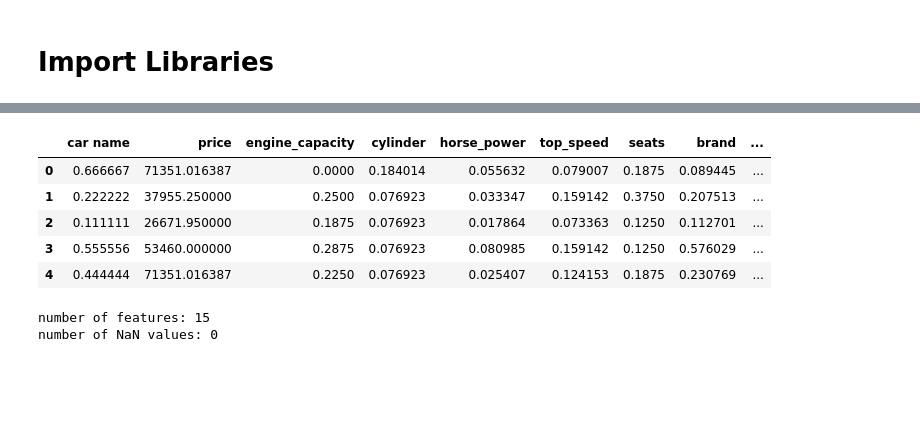
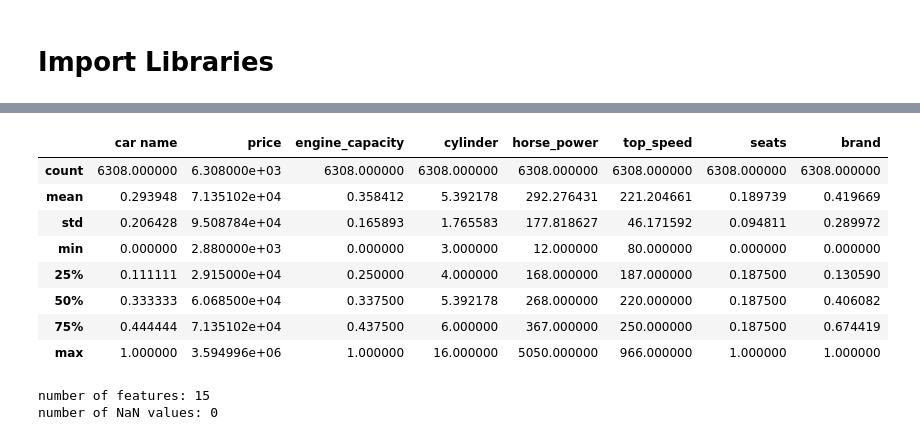
Before and after one commit to ghazicc/ML-Project2-Regression-Analysis-and-Model-Selection, a Jupyter notebook: notebook.ipynb, the cells around one changed output, grey strips where cells are left out. Drawn from its saved outputs; the diff is of its cells as text; code cells hidden in the pictures; blank space fills up the shorter version.

```diff
--- a/notebook.ipynb
+++ b/notebook.ipynb
@@ -167,7 +167,7 @@ pf['price'].fillna(pf['price'].mean(), inplace=True)
 
 #normalize the price, horsepower, and top_speed from 0 to 10
 
-pf[['car name', 'engine_capacity', 'cylinder', 'horse_power', 'top_speed', 'seats', 'brand']] = MinMaxScaler(feature_range=(0, 1)).fit_transform(pf[['car name', 'engine_capacity', 'cylinder', 'horse_power', 'top_speed', 'seats', 'brand']])
+pf[['car name', 'engine_capacity', 'seats', 'brand']] = MinMaxScaler(feature_range=(0, 1)).fit_transform(pf[['car name', 'engine_capacity', 'seats', 'brand']])
 
 # pd.set_option('display.max_columns', None)
 # pd.set_option('display.max_rows', None)
@@ -199,12 +199,15 @@ For example, when doing 'df[col].method(value, inplace=True)', try using 'df.met
 # %%
-pf.head()
+pf.describe()
 # %% [output]
-|  | car name | price | engine_capacity | cylinder | horse_power | top_speed | seats | brand | ... |
-| 0 | 0.666667 | 71351.016387 | 0.0000 | 0.184014 | 0.055632 | 0.079007 | 0.1875 | 0.089445 | ... |
-| 1 | 0.222222 | 37955.250000 | 0.2500 | 0.076923 | 0.033347 | 0.159142 | 0.3750 | 0.207513 | ... |
-| 2 | 0.111111 | 26671.950000 | 0.1875 | 0.076923 | 0.017864 | 0.073363 | 0.1250 | 0.112701 | ... |
-| 3 | 0.555556 | 53460.000000 | 0.2875 | 0.076923 | 0.080985 | 0.159142 | 0.1250 | 0.576029 | ... |
-| 4 | 0.444444 | 71351.016387 | 0.2250 | 0.076923 | 0.025407 | 0.124153 | 0.1875 | 0.230769 | ... |
+|  | car name | price | engine_capacity | cylinder | horse_power | top_speed | seats | brand |
+| count | 6308.000000 | 6.308000e+03 | 6308.000000 | 6308.000000 | 6308.000000 | 6308.000000 | 6308.000000 | 6308.000000 |
+| mean | 0.293948 | 7.135102e+04 | 0.358412 | 5.392178 | 292.276431 | 221.204661 | 0.189739 | 0.419669 |
+| std | 0.206428 | 9.508784e+04 | 0.165893 | 1.765583 | 177.818627 | 46.171592 | 0.094811 | 0.289972 |
+| min | 0.000000 | 2.880000e+03 | 0.000000 | 3.000000 | 12.000000 | 80.000000 | 0.000000 | 0.000000 |
+| 25% | 0.111111 | 2.915000e+04 | 0.250000 | 4.000000 | 168.000000 | 187.000000 | 0.187500 | 0.130590 |
+| 50% | 0.333333 | 6.068500e+04 | 0.337500 | 5.392178 | 268.000000 | 220.000000 | 0.187500 | 0.406082 |
+| 75% | 0.444444 | 7.135102e+04 | 0.437500 | 6.000000 | 367.000000 | 250.000000 | 0.187500 | 0.674419 |
+| max | 1.000000 | 3.594996e+06 | 1.000000 | 16.000000 | 5050.000000 | 966.000000 | 1.000000 | 1.000000 |
 # %%
 pf = pf.apply(pd.to_numeric, errors='coerce')
 print(f"number of features: {len(pf.columns)}")
```
Also changed, not shown: parts of 2 cells of this notebook.
